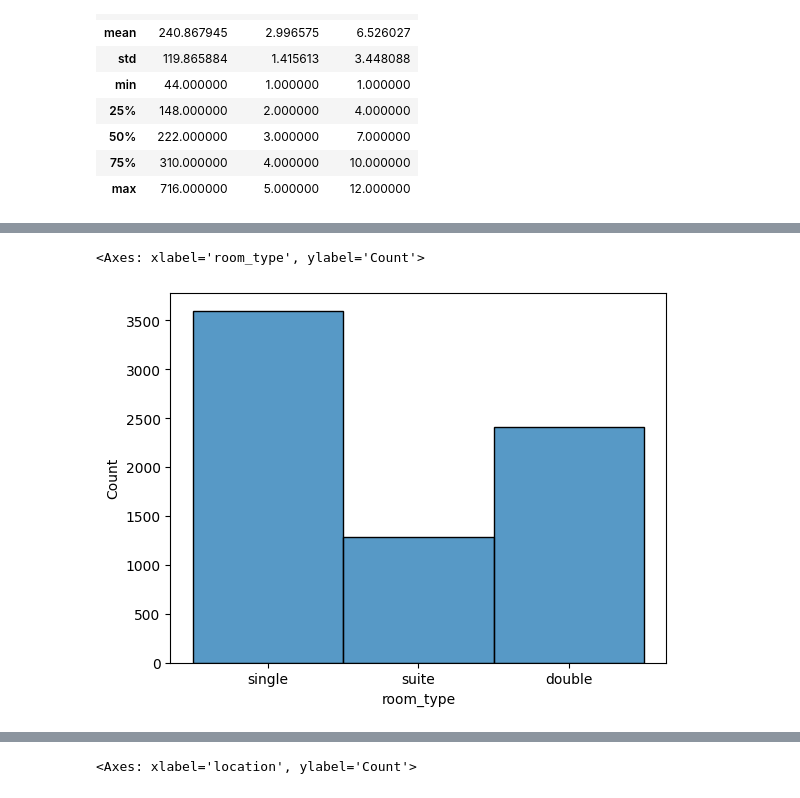
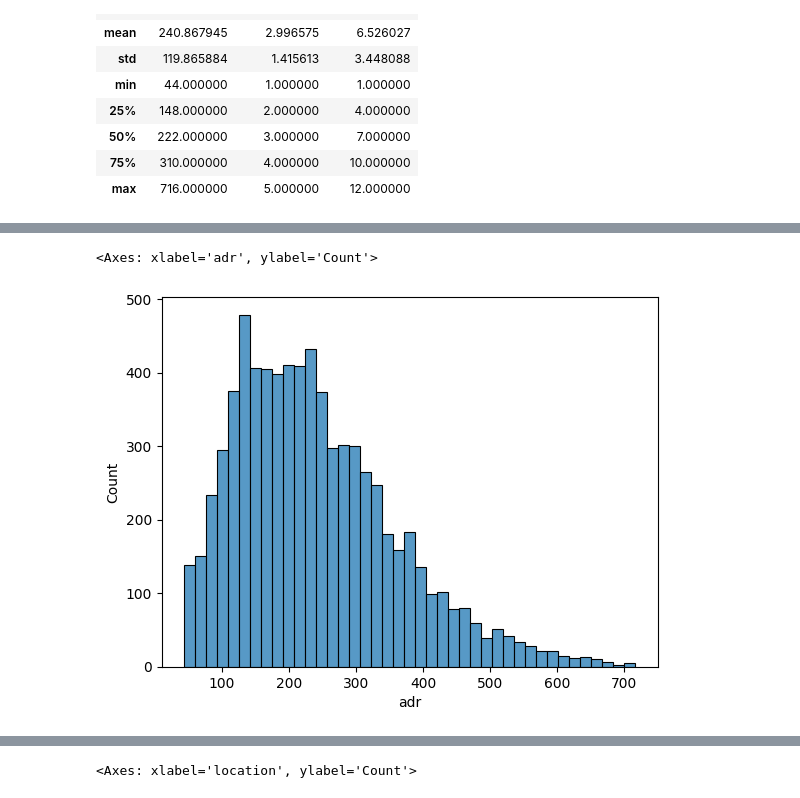
Before and after one commit to mortgad/PricingExam, a Jupyter notebook: exam2024.ipynb, the cells around one changed output, grey strips where cells are left out. Drawn from its saved outputs; the diff is of its cells as text; code cells hidden in the pictures.

```diff
--- a/exam2024.ipynb
+++ b/exam2024.ipynb
@@ -180,7 +225,7 @@ df.describe()
 # %%
 import seaborn as sns
 
-sns.histplot(df['room_type'])
+sns.histplot(data=df, x='adr')
 # %% [output]
-<Axes: xlabel='room_type', ylabel='Count'>
+<Axes: xlabel='adr', ylabel='Count'>
-[figure, old version]
+[figure, new version]
```
Also changed, not shown: parts of 18 cells of this notebook.
